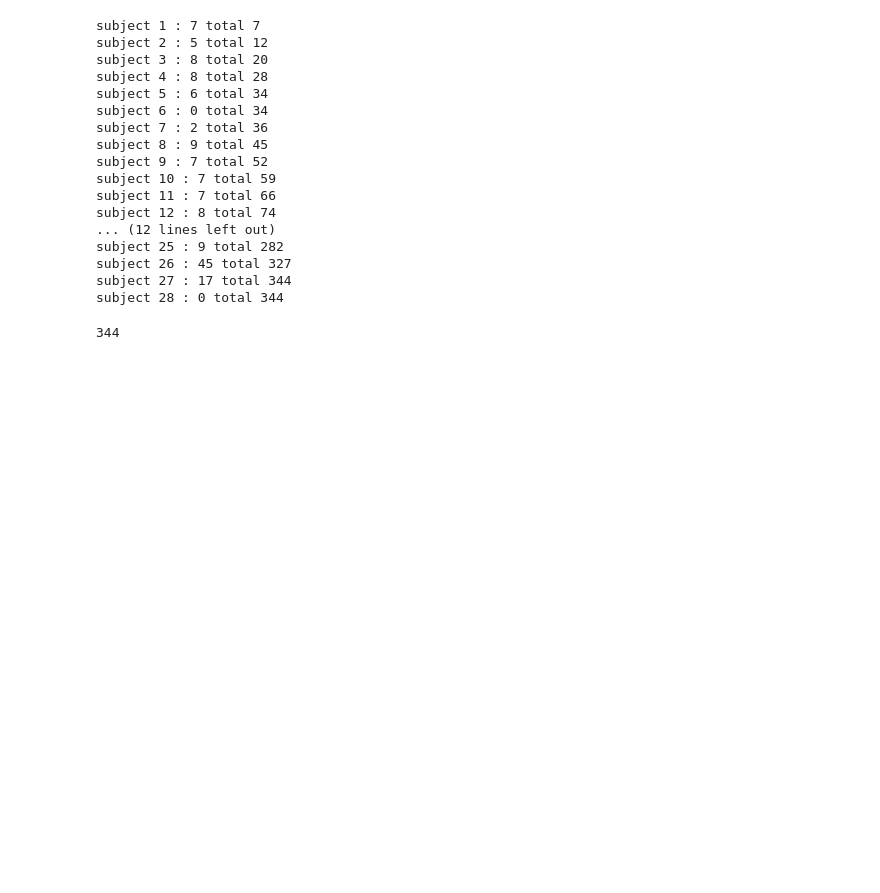
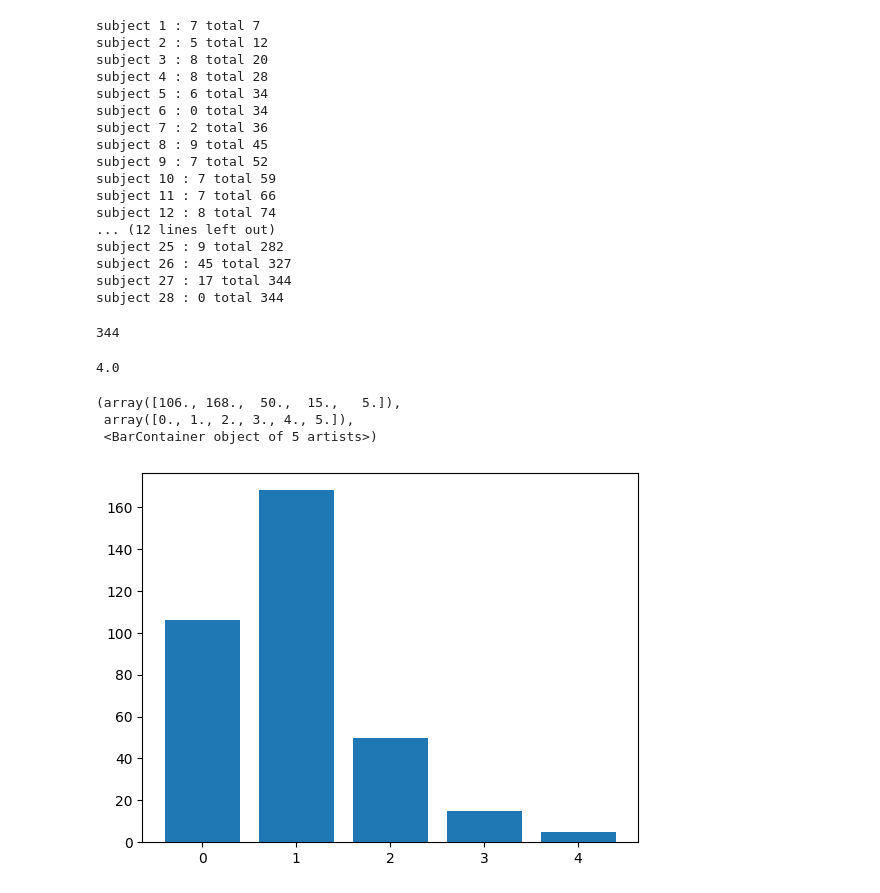
Before and after one commit to jenydu/Fatigue-Wearable, a Jupyter notebook: dataset_stats.ipynb, the cells around one changed output. Saved outputs shown, nothing was run; the diff lists cells and outputs as text; code cells hidden in the pictures; blank space fills up the shorter version.

```diff
--- a/dataset_stats.ipynb
+++ b/dataset_stats.ipynb
@@ -110,6 +110,10 @@ import warnings
 warnings.filterwarnings('ignore')
 
 usable_segments = 0
+PROlabels_PhF = []
+PROlabels_MF = []
+PROlabels_VAS = []
+PROlabels_RelP = []
 
 for i in range(1, 29):
     file_path = 'data/raw/subjectID_' + str(i) + '.csv'
@@ -142,10 +146,7 @@ for i in range(1, 29):
     # for each unique DateTime in subject24_labels, find the segment of df24 that are three days before the DateTime to the DateTime
     # and append the segment to a new data frame
     df24_5days = []
-    PROlabels_PhF = []
-    PROlabels_MF = []
-    PROlabels_VAS = []
-    PROlabels_RelP = []
+
 
     for j in range(len(unique_date_time)):
         #  find the date of unique_date_time[i]
@@ -163,11 +164,11 @@ for i in range(1, 29):
             df24_5days.append(segment)
             # find the PROlabel that corresponds to the DateTime, append it to PROlabels
 
-            # PROlabel = subject24_labels[subject24_labels['DateTime'] == end_date_time]
-            # PROlabels_PhF.append(PROlabel[PROlabel['question'] == 'PhF'].PROanswer_value.values[0])
-            # PROlabels_MF.append(PROlabel[PROlabel['question'] == 'MF'].PROanswer_value.values[0])
-            # PROlabels_VAS.append(PROlabel[PROlabel['question'] == 'VAS'].PROanswer_value.values[0])
-            # PROlabels_RelP.append(PROlabel[PROlabel['question'] == 'RelP'].PROanswer_value.values[0])
+            PROlabel = subject24_labels[subject24_labels['DateTime'] == end_date_time]
+            PROlabels_PhF.append(PROlabel[PROlabel['question'] == 'PhF'].PROanswer_value.values[0])
+            PROlabels_MF.append(PROlabel[PROlabel['question'] == 'MF'].PROanswer_value.values[0])
+            PROlabels_VAS.append(PROlabel[PROlabel['question'] == 'VAS'].PROanswer_value.values[0])
+            PROlabels_RelP.append(PROlabel[PROlabel['question'] == 'RelP'].PROanswer_value.values[0])
     usable_segments += len(df24_5days)
     print('subject ' + str(i) + ' : ' + str(len(df24_5days)) + ' total '+ str(usable_segments))
 # %% [output]
@@ -192,3 +193,17 @@ subject 28 : 0 total 344
 usable_segments
 # %% [output]
 344
+# %%
+max(PROlabels_PhF)
+# %% [output]
+4.0
+# %%
+# plot distribution of PROlabels as bar charts
+import matplotlib.pyplot as plt
+
+plt.hist(PROlabels_PhF, bins=range(6), align='left', rwidth=0.8)
+# %% [output]
+(array([106., 168.,  50.,  15.,   5.]),
+ array([0., 1., 2., 3., 4., 5.]),
+ <BarContainer object of 5 artists>)
+[figure, added]
```
Also changed, not shown: parts of 4 cells of this notebook, 2 other files.
